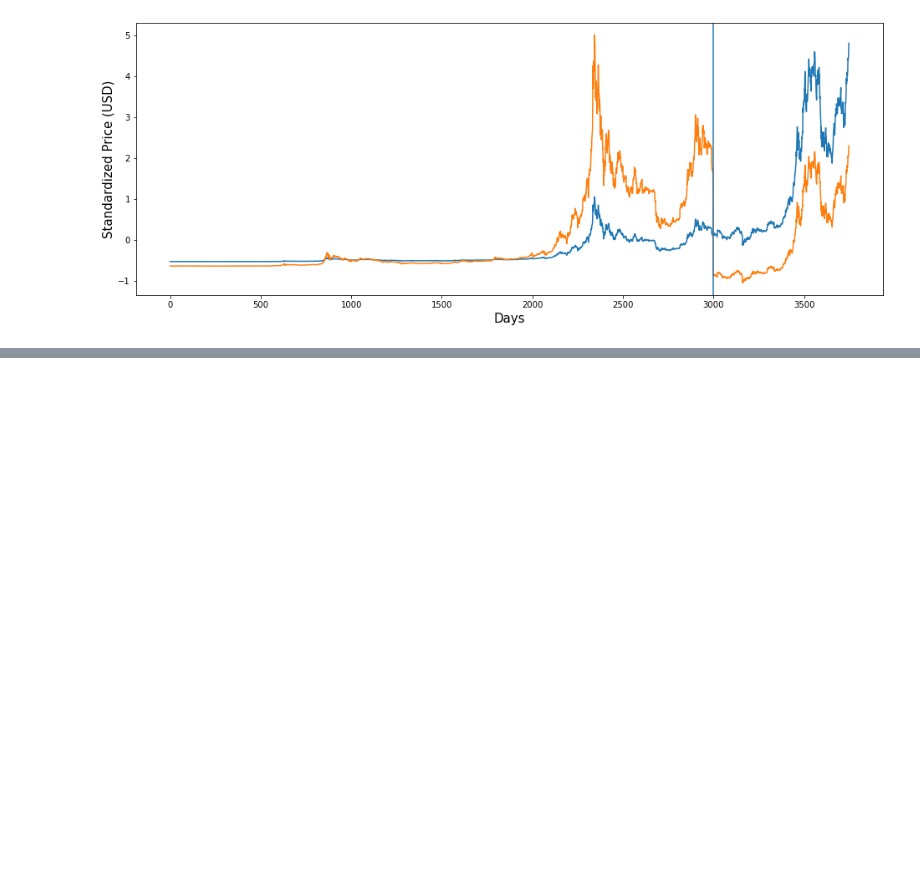
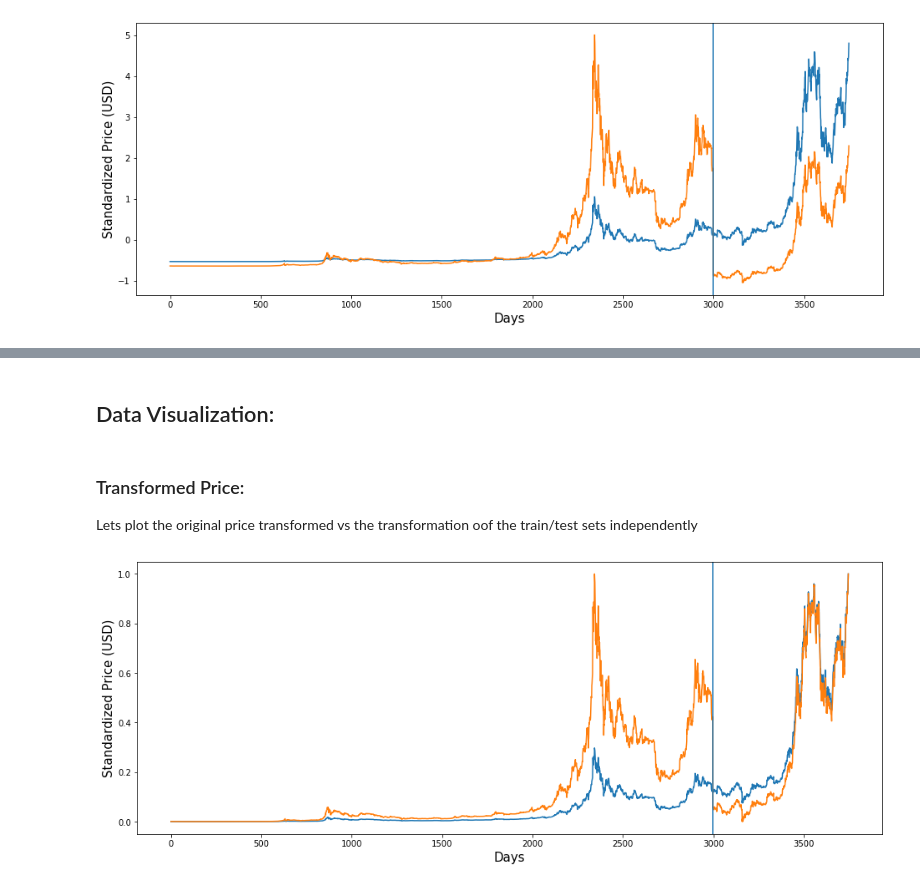
Before and after one commit to pipesupertramp/Bitcoin-Price-Prediction-Support-Vector-Regression-vs.-LSTM, a Jupyter notebook: BTC_Price_Prediction.ipynb, the cells around one changed output, grey strips where cells are left out. Drawn from its saved outputs; the diff is of its cells as text; code cells hidden in the pictures; blank space fills up the shorter version.

```diff
--- a/BTC_Price_Prediction.ipynb
+++ b/BTC_Price_Prediction.ipynb
@@ -388,0 +404,20 @@ plt.show()
+# %% [markdown]
+## Data Visualization:
+# %% [markdown]
+### Transformed Price:
+Lets plot the original price transformed vs the transformation oof the train/test sets independently
+# %%
+# Scaling the whole series Vs. Scaling Train and Test independently
+tot_series_scaled = MinMaxScaler(feature_range = (0, 1)).fit_transform(preprocessing(df, 'Time'))[:,1]
+split_scaled_joined = np.concatenate((y_train_scaled, y_test_scaled), axis=0)
+plt.figure(figsize = (16,6))
+plt.plot(tot_series_scaled, label= 'Whole Series')
+plt.plot(split_scaled_joined, label= 'Train/Test Independently')
+plt.xlabel('Days',fontsize=15)
+plt.ylabel('Standardized Price (USD)',fontsize=15)
+plt.axvline(x = int(tot_series_scaled.shape[0] * (1 - 0.2)))
+# plt.yscale('log')
+
+plt.show()
+# %% [output]
+[figure, added]
```
Also changed, not shown: parts of 42 cells of this notebook.
